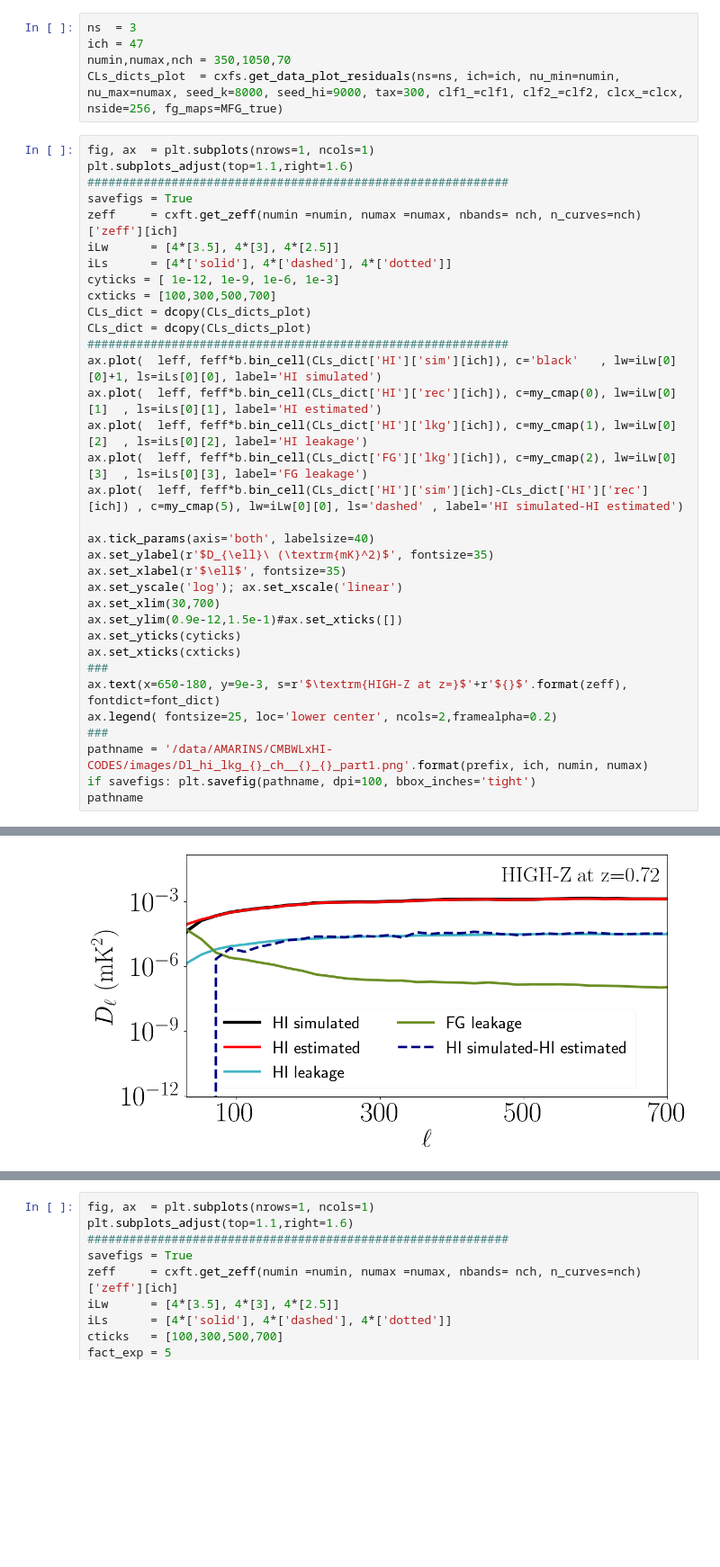
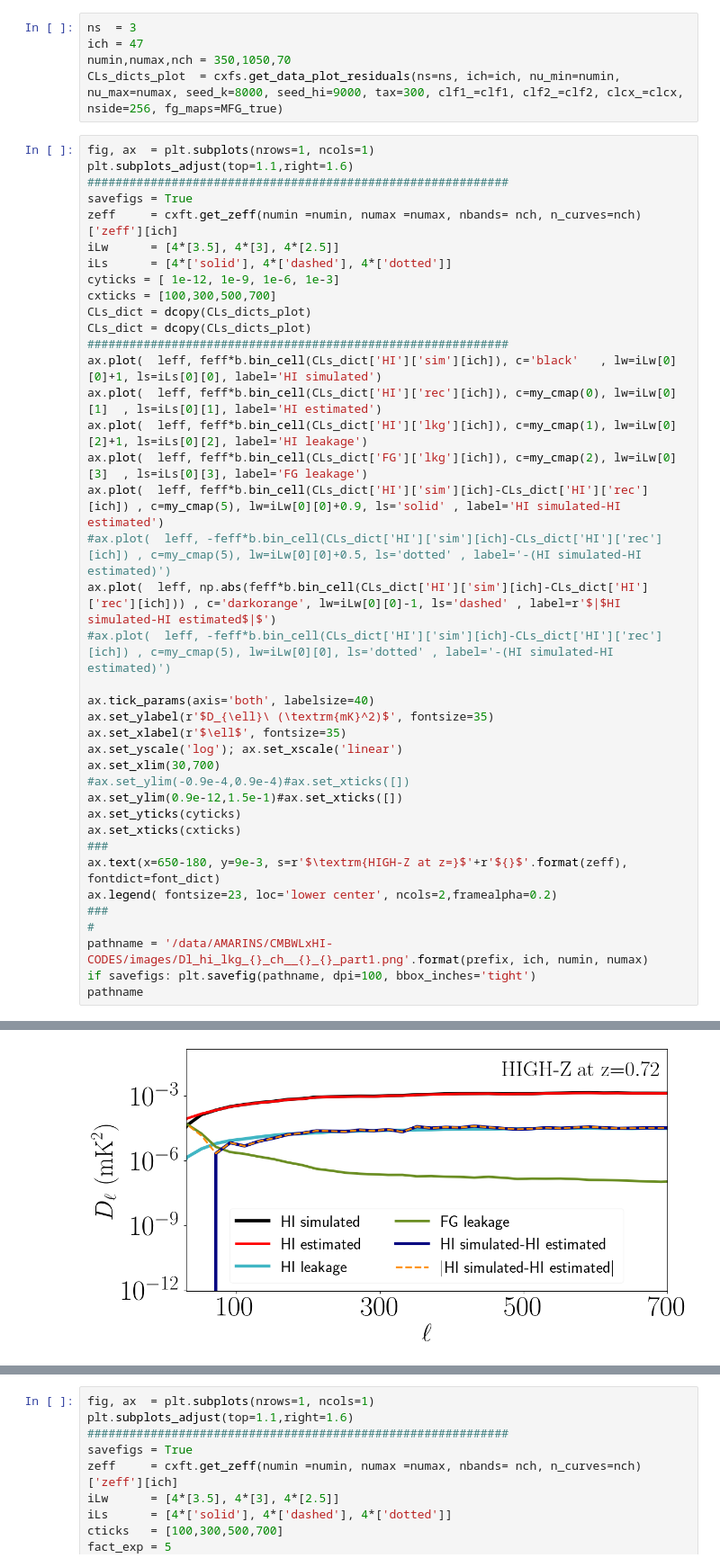
Before and after one commit to armarins/CMBWLxHI, a Jupyter notebook: notebooks/Part4_APS_constrained_analysis.ipynb, the cells around one changed output, grey strips where cells are left out. Shown: that part at 90% size. Drawn from its saved outputs; the diff is of its cells as text; blank space fills up the shorter version.

```diff
--- a/notebooks/Part4_APS_constrained_analysis.ipynb
+++ b/notebooks/Part4_APS_constrained_analysis.ipynb
@@ -461,34 +467,39 @@ plt.subplots_adjust(top=1.1,right=1.6)
 ############################################################
 savefigs = True
 zeff     = cxft.get_zeff(numin =numin, numax =numax, nbands= nch, n_curves=nch)['zeff'][ich]
 iLw      = [4*[3.5], 4*[3], 4*[2.5]]
 iLs      = [4*['solid'], 4*['dashed'], 4*['dotted']]
 cyticks = [ 1e-12, 1e-9, 1e-6, 1e-3]
 cxticks = [100,300,500,700]
 CLs_dict = dcopy(CLs_dicts_plot)
 CLs_dict = dcopy(CLs_dicts_plot)
 ############################################################
 ax.plot(  leff, feff*b.bin_cell(CLs_dict['HI']['sim'][ich]), c='black'   , lw=iLw[0][0]+1, ls=iLs[0][0], label='HI simulated')
 ax.plot(  leff, feff*b.bin_cell(CLs_dict['HI']['rec'][ich]), c=my_cmap(0), lw=iLw[0][1]  , ls=iLs[0][1], label='HI estimated')
-ax.plot(  leff, feff*b.bin_cell(CLs_dict['HI']['lkg'][ich]), c=my_cmap(1), lw=iLw[0][2]  , ls=iLs[0][2], label='HI leakage')
+ax.plot(  leff, feff*b.bin_cell(CLs_dict['HI']['lkg'][ich]), c=my_cmap(1), lw=iLw[0][2]+1, ls=iLs[0][2], label='HI leakage')
 ax.plot(  leff, feff*b.bin_cell(CLs_dict['FG']['lkg'][ich]), c=my_cmap(2), lw=iLw[0][3]  , ls=iLs[0][3], label='FG leakage')
-ax.plot(  leff, feff*b.bin_cell(CLs_dict['HI']['sim'][ich]-CLs_dict['HI']['rec'][ich]) , c=my_cmap(5), lw=iLw[0][0], ls='dashed' , label='HI simulated-HI estimated')
+ax.plot(  leff, feff*b.bin_cell(CLs_dict['HI']['sim'][ich]-CLs_dict['HI']['rec'][ich]) , c=my_cmap(5), lw=iLw[0][0]+0.9, ls='solid' , label='HI simulated-HI estimated')
+#ax.plot(  leff, -feff*b.bin_cell(CLs_dict['HI']['sim'][ich]-CLs_dict['HI']['rec'][ich]) , c=my_cmap(5), lw=iLw[0][0]+0.5, ls='dotted' , label='-(HI simulated-HI estimated)')
+ax.plot(  leff, np.abs(feff*b.bin_cell(CLs_dict['HI']['sim'][ich]-CLs_dict['HI']['rec'][ich])) , c='darkorange', lw=iLw[0][0]-1, ls='dashed' , label=r'$|$HI simulated-HI estimated$|$')
+#ax.plot(  leff, -feff*b.bin_cell(CLs_dict['HI']['sim'][ich]-CLs_dict['HI']['rec'][ich]) , c=my_cmap(5), lw=iLw[0][0], ls='dotted' , label='-(HI simulated-HI estimated)')
 
 ax.tick_params(axis='both', labelsize=40)
 ax.set_ylabel(r'$D_{\ell}\ (\textrm{mK}^2)$', fontsize=35)
 ax.set_xlabel(r'$\ell$', fontsize=35)
 ax.set_yscale('log'); ax.set_xscale('linear')
 ax.set_xlim(30,700)
+#ax.set_ylim(-0.9e-4,0.9e-4)#ax.set_xticks([])
 ax.set_ylim(0.9e-12,1.5e-1)#ax.set_xticks([])
 ax.set_yticks(cyticks)
 ax.set_xticks(cxticks)
 ###
 ax.text(x=650-180, y=9e-3, s=r'$\textrm{HIGH-Z at z=}$'+r'${}$'.format(zeff), fontdict=font_dict)
-ax.legend( fontsize=25, loc='lower center', ncols=2,framealpha=0.2)
+ax.legend( fontsize=23, loc='lower center', ncols=2,framealpha=0.2)
 ###
+#
 pathname = '/data/AMARINS/CMBWLxHI-CODES/images/Dl_hi_lkg_{}_ch__{}_{}_part1.png'.format(prefix, ich, numin, numax)
 if savefigs: plt.savefig(pathname, dpi=100, bbox_inches='tight')
 pathname
 # %% [output]
 '/data/AMARINS/CMBWLxHI-CODES/images/Dl_hi_lkg_highz_nch70_350_1050_ch__47_350_part1.png'
-[figure, old version]
+[figure, new version]
```
Also changed, not shown: parts of 8 cells of this notebook, 3 other files.
